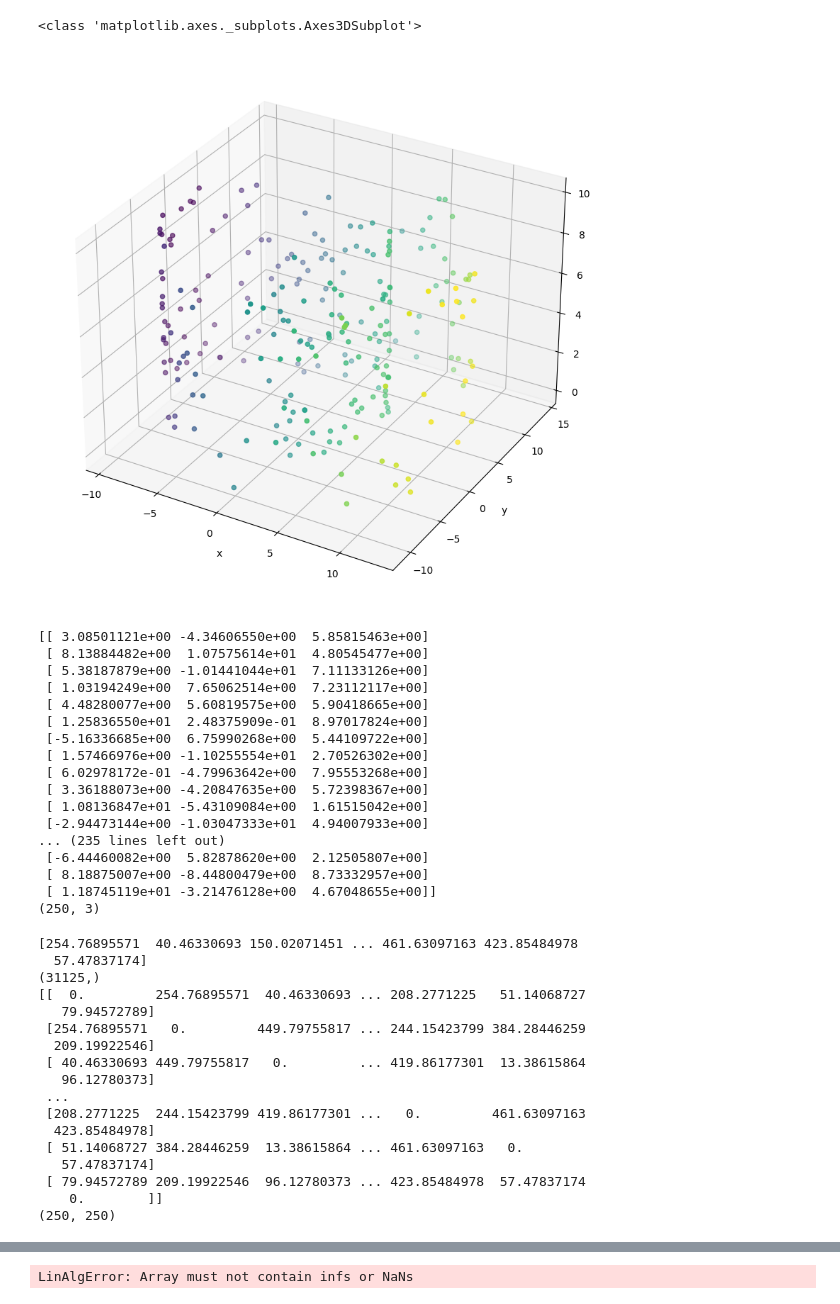
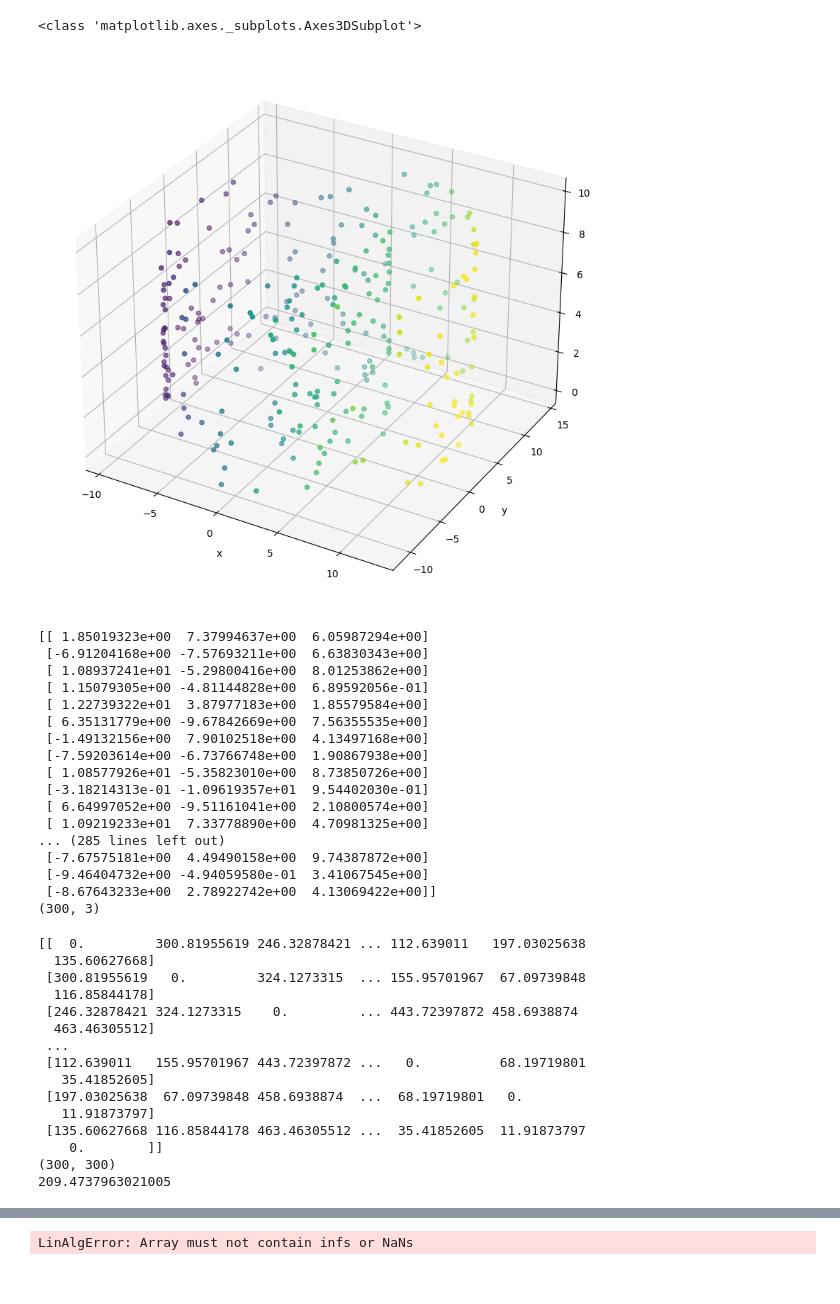
Before and after one commit to alessimichele/Unsupervised-Learning-2023, a Jupyter notebook: my_solution/Lab3.ipynb, the cells around one changed output, grey strips where cells are left out. Saved outputs shown, nothing was run; the diff lists cells and outputs as text; code cells hidden in the pictures.

```diff
--- a/my_solution/Lab3.ipynb
+++ b/my_solution/Lab3.ipynb
@@ -17,74 +17,73 @@ def swiss_roll(n):
     data[:,2]=psi #z coordinate
     return data
 # %%
-N = 250
+N = 300
 X = swiss_roll(N)
 
 plt.figure(figsize=(12,10))
 axes = plt.axes(projection='3d')
 print(type(axes))
 axes.scatter3D(X[:,0], X[:,1], X[:,2], c=X[:,0])
 
 axes.set_xlabel('x')
 axes.set_ylabel('y')
 axes.set_zlabel('z')
 
 #axes.view_init(45, 45) #(elevation, azimuth angle)
 
 plt.show()
 # %% [output]
 <class 'matplotlib.axes._subplots.Axes3DSubplot'>
-[figure, old version]
+[figure, new version]
 # %%
 print(X)
 print(X.shape)
 # %% [output]
-[[ 3.08501121e+00 -4.34606550e+00  5.85815463e+00]
- [ 8.13884482e+00  1.07575614e+01  4.80545477e+00]
- [ 5.38187879e+00 -1.01441044e+01  7.11133126e+00]
- [ 1.03194249e+00  7.65062514e+00  7.23112117e+00]
- [ 4.48280077e+00  5.60819575e+00  5.90418665e+00]
- [ 1.25836550e+01  2.48375909e-01  8.97017824e+00]
- [-5.16336685e+00  6.75990268e+00  5.44109722e+00]
- [ 1.57466976e+00 -1.10255554e+01  2.70526302e+00]
- [ 6.02978172e-01 -4.79963642e+00  7.95553268e+00]
- [ 3.36188073e+00 -4.20847635e+00  5.72398367e+00]
- [ 1.08136847e+01 -5.43109084e+00  1.61515042e+00]
- [-2.94473144e+00 -1.03047333e+01  4.94007933e+00]
-... (235 lines left out)
- [-6.44460082e+00  5.82878620e+00  2.12505807e+00]
- [ 8.18875007e+00 -8.44800479e+00  8.73332957e+00]
- [ 1.18745119e+01 -3.21476128e+00  4.67048655e+00]]
-(250, 3)
+[[ 1.85019323e+00  7.37994637e+00  6.05987294e+00]
+ [-6.91204168e+00 -7.57693211e+00  6.63830343e+00]
+ [ 1.08937241e+01 -5.29800416e+00  8.01253862e+00]
+ [ 1.15079305e+00 -4.81144828e+00  6.89592056e-01]
+ [ 1.22739322e+01  3.87977183e+00  1.85579584e+00]
+ [ 6.35131779e+00 -9.67842669e+00  7.56355535e+00]
+ [-1.49132156e+00  7.90102518e+00  4.13497168e+00]
+ [-7.59203614e+00 -6.73766748e+00  1.90867938e+00]
+ [ 1.08577926e+01 -5.35823010e+00  8.73850726e+00]
+ [-3.18214313e-01 -1.09619357e+01  9.54402030e-01]
+ [ 6.64997052e+00 -9.51161041e+00  2.10800574e+00]
+ [ 1.09219233e+01  7.33778890e+00  4.70981325e+00]
+... (285 lines left out)
+ [-7.67575181e+00  4.49490158e+00  9.74387872e+00]
+ [-9.46404732e+00 -4.94059580e-01  3.41067545e+00]
+ [-8.67643233e+00  2.78922742e+00  4.13069422e+00]]
+(300, 3)
 # %%
 from scipy.spatial.distance import pdist, squareform
 
 sq_dists = pdist(X, "sqeuclidean")
-print(sq_dists)
-print(sq_dists.shape)
+#print(sq_dists)
+#print(sq_dists.shape)
 
 # Convert pairwise distances into a square distances-matrix
 mat_sq_dists = squareform(sq_dists)
 print(mat_sq_dists)
 print(mat_sq_dists.shape)
+print(mat_sq_dists.mean())
 # %% [output]
-[254.76895571  40.46330693 150.02071451 ... 461.63097163 423.85484978
-  57.47837174]
-(31125,)
-[[  0.         254.76895571  40.46330693 ... 208.2771225   51.14068727
-   79.94572789]
- [254.76895571   0.         449.79755817 ... 244.15423799 384.28446259
-  209.19922546]
- [ 40.46330693 449.79755817   0.         ... 419.86177301  13.38615864
-   96.12780373]
+[[  0.         300.81955619 246.32878421 ... 112.639011   197.03025638
+  135.60627668]
+ [300.81955619   0.         324.1273315  ... 155.95701967  67.09739848
+  116.85844178]
+ [246.32878421 324.1273315    0.         ... 443.72397872 458.6938874
+  463.46305512]
  ...
- [208.2771225  244.15423799 419.86177301 ...   0.         461.63097163
-  423.85484978]
- [ 51.14068727 384.28446259  13.38615864 ... 461.63097163   0.
-   57.47837174]
- [ 79.94572789 209.19922546  96.12780373 ... 423.85484978  57.47837174
+ [112.639011   155.95701967 443.72397872 ...   0.          68.19719801
+   35.41852605]
+ [197.03025638  67.09739848 458.6938874  ...  68.19719801   0.
+   11.91873797]
+ [135.60627668 116.85844178 463.46305512 ...  35.41852605  11.91873797
     0.        ]]
-(250, 250)
+(300, 300)
+209.4737963021005
 # %%
 from math import inf
 
```
Also changed, not shown: parts of 2 cells of this notebook, 2 other files.
